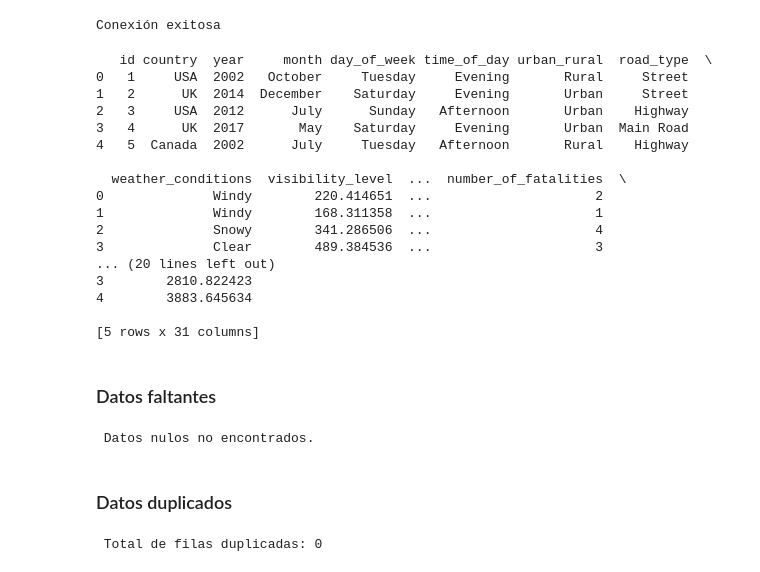
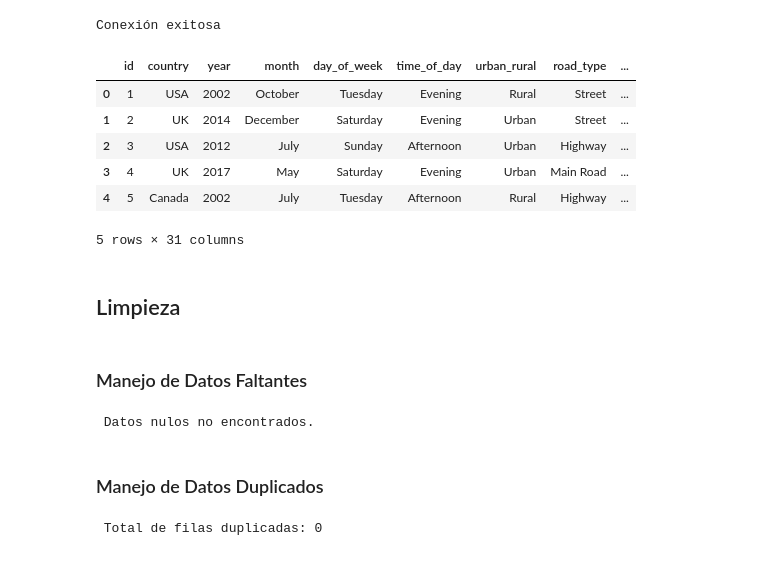
Before and after one commit to ntlg72/ETL-Global-Road-Accidents, a Jupyter notebook: notebooks/001_eda.ipynb, the cells around one changed output. Saved outputs shown, nothing was run; the diff lists cells and outputs as text; code cells hidden in the pictures.

```diff
--- a/notebooks/001_eda.ipynb
+++ b/notebooks/001_eda.ipynb
@@ -20,27 +19,19 @@ conn = get_connection()
 Conexión exitosa
 # %%
 df = pd.read_sql_query("SELECT * FROM accidents", conn)
-print(df.head())
+df.head()
 # %% [output]
+|  | id | country | year | month | day_of_week | time_of_day | urban_rural | road_type | ... |
+| 0 | 1 | USA | 2002 | October | Tuesday | Evening | Rural | Street | ... |
+| 1 | 2 | UK | 2014 | December | Saturday | Evening | Urban | Street | ... |
+| 2 | 3 | USA | 2012 | July | Sunday | Afternoon | Urban | Highway | ... |
+| 3 | 4 | UK | 2017 | May | Saturday | Evening | Urban | Main Road | ... |
+| 4 | 5 | Canada | 2002 | July | Tuesday | Afternoon | Rural | Highway | ... |
-   id country  year     month day_of_week time_of_day urban_rural  road_type  \
-0   1     USA  2002   October     Tuesday     Evening       Rural     Street
-1   2      UK  2014  December    Saturday     Evening       Urban     Street
-2   3     USA  2012      July      Sunday   Afternoon       Urban    Highway
-3   4      UK  2017       May    Saturday     Evening       Urban  Main Road
-4   5  Canada  2002      July     Tuesday   Afternoon       Rural    Highway
-
-  weather_conditions  visibility_level  ...  number_of_fatalities  \
-0              Windy        220.414651  ...                     2
-1              Windy        168.311358  ...                     1
-2              Snowy        341.286506  ...                     4
-3              Clear        489.384536  ...                     3
-... (20 lines left out)
-3        2810.822423
-4        3883.645634
-
-[5 rows x 31 columns]
+5 rows × 31 columns
+# %% [markdown]
+## Limpieza
 # %% [markdown]
-### Datos faltantes
+### Manejo de Datos Faltantes
 # %%
 datos_faltantes = df.isnull().sum().sum()
 
@@ -51,5 +42,5 @@ else:
 # %% [output]
  Datos nulos no encontrados.
 # %% [markdown]
-### Datos duplicados
+### Manejo de Datos Duplicados
 # %%
```
Also changed, not shown: parts of 15 cells of this notebook.
